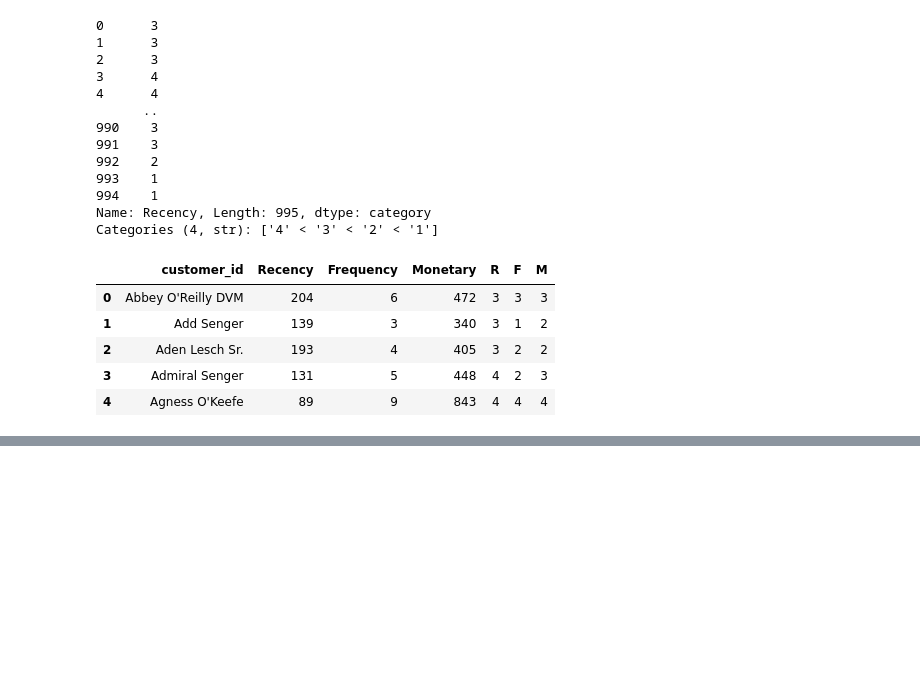
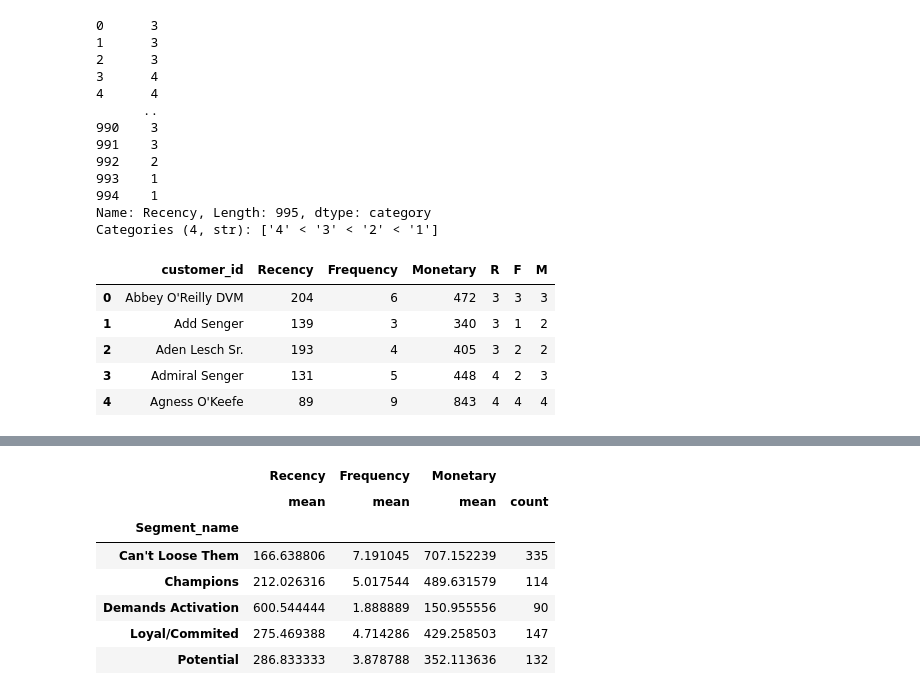
Before and after one commit to karamian-ani/data_analytics_with_python, a Jupyter notebook: notebooks/11_RFM.ipynb, the cells around one changed output, grey strips where cells are left out. Drawn from its saved outputs; the diff is of its cells as text; code cells hidden in the pictures; blank space fills up the shorter version.

```diff
--- a/notebooks/11_RFM.ipynb
+++ b/notebooks/11_RFM.ipynb
@@ -126,0 +234,19 @@ rfm.head()
+# %%
+grouped_by = rfm.groupby('Segment_name').agg(
+    {
+        'Recency': 'mean',
+        'Frequency': 'mean',
+        'Monetary': ['mean', 'count']
+    }
+)
+
+grouped_by.head()
+# %% [output]
+|  | Recency | Frequency | Monetary |  |
+|  | mean | mean | mean | count |
+| Segment_name |  |  |  |  |
+| Can't Loose Them | 166.638806 | 7.191045 | 707.152239 | 335 |
+| Champions | 212.026316 | 5.017544 | 489.631579 | 114 |
+| Demands Activation | 600.544444 | 1.888889 | 150.955556 | 90 |
+| Loyal/Commited | 275.469388 | 4.714286 | 429.258503 | 147 |
+| Potential | 286.833333 | 3.878788 | 352.113636 | 132 |
```
Also changed, not shown: parts of 14 cells of this notebook, 1 other file.
